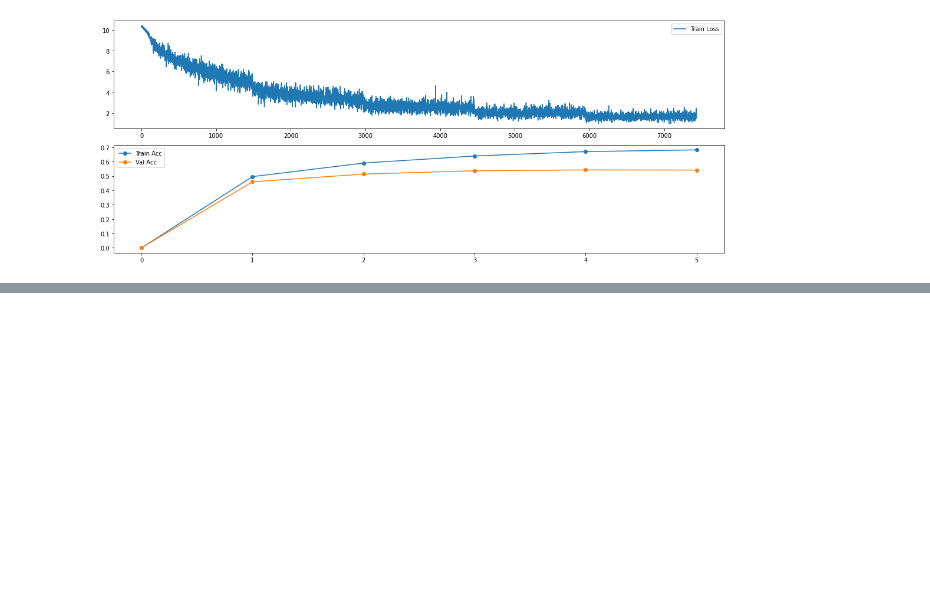
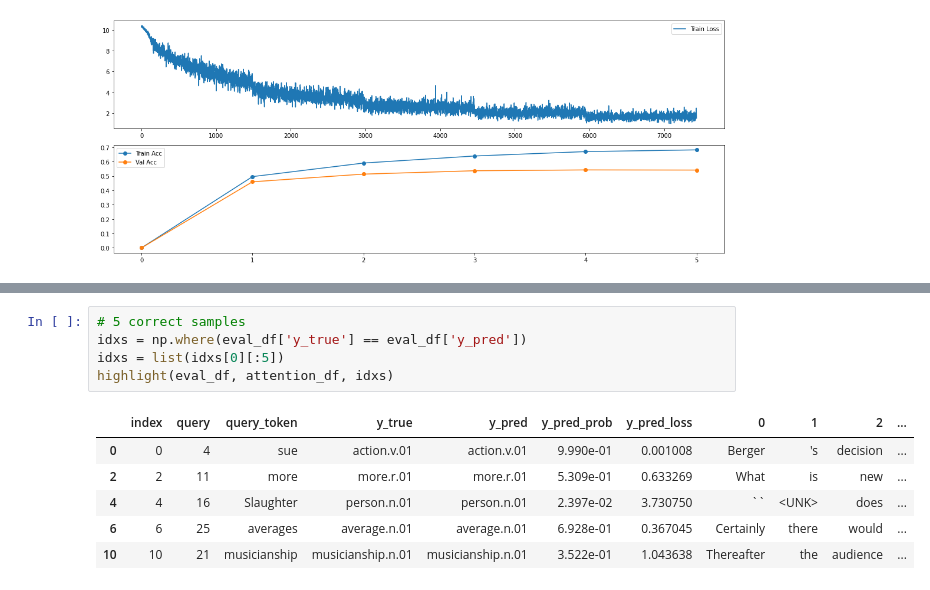
Before and after one commit to YarivLevy81/NLP_HW, a Jupyter notebook: hw1/wsd_model.ipynb, the cells around one changed output, grey strips where cells are left out. Cells and saved outputs as stored; diff of their text form; blank space fills up the shorter version.

```diff
--- a/hw1/wsd_model.ipynb
+++ b/hw1/wsd_model.ipynb
@@ -453,0 +486,12 @@ plt.tight_layout()
+# %%
+# 5 correct samples
+idxs = np.where(eval_df['y_true'] == eval_df['y_pred'])
+idxs = list(idxs[0][:5])
+highlight(eval_df, attention_df, idxs)
+# %% [output]
+|  | index | query | query_token | y_true | y_pred | y_pred_prob | y_pred_loss | 0 | 1 | 2 | ... |
+| 0 | 0 | 4 | sue | action.v.01 | action.v.01 | 9.990e-01 | 0.001008 | Berger | 's | decision | ... |
+| 2 | 2 | 11 | more | more.r.01 | more.r.01 | 5.309e-01 | 0.633269 | What | is | new | ... |
+| 4 | 4 | 16 | Slaughter | person.n.01 | person.n.01 | 2.397e-02 | 3.730750 | `` | <UNK> | does | ... |
+| 6 | 6 | 25 | averages | average.n.01 | average.n.01 | 6.928e-01 | 0.367045 | Certainly | there | would | ... |
+| 10 | 10 | 21 | musicianship | musicianship.n.01 | musicianship.n.01 | 3.522e-01 | 1.043638 | Thereafter | the | audience | ... |
```
Also changed, not shown: parts of 4 cells of this notebook, 1 other file.
